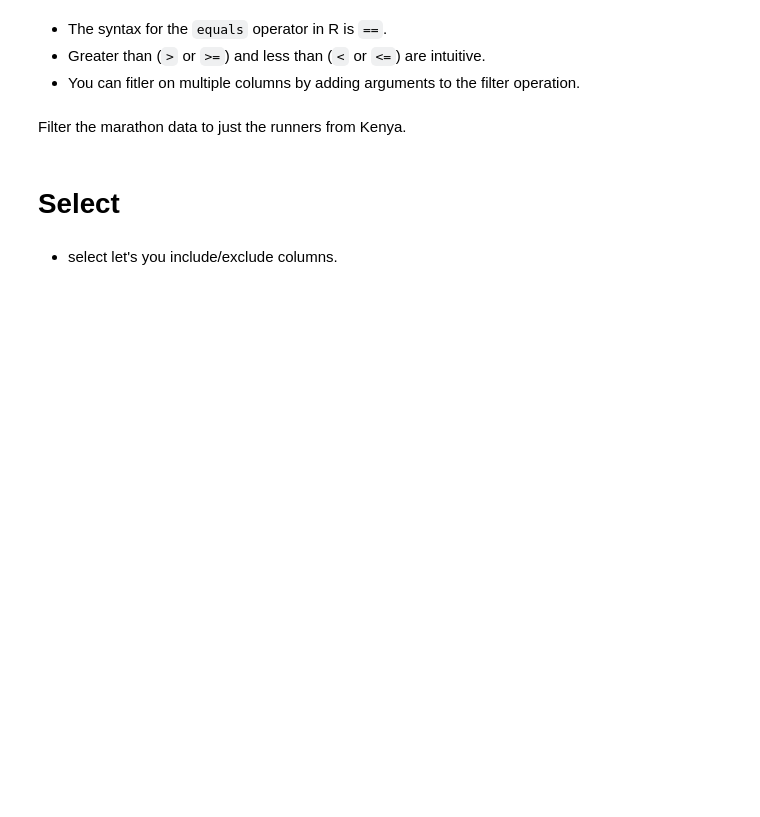
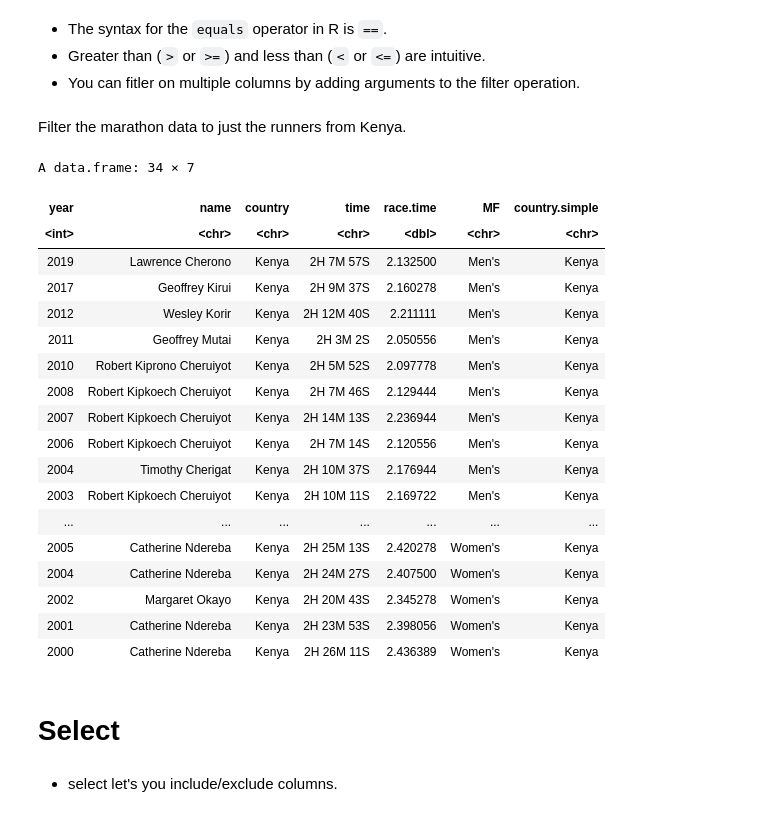
Before and after one commit to mbhatip/BIOS512-1, a Jupyter notebook: in-class-exercises/08/08_dplyr_practice.ipynb, the cells around one changed output. Saved outputs shown, nothing was run; the diff lists cells and outputs as text; code cells hidden in the pictures; blank space fills up the shorter version.

```diff
--- a/in-class-exercises/08/08_dplyr_practice.ipynb
+++ b/in-class-exercises/08/08_dplyr_practice.ipynb
@@ -38,6 +47,29 @@ A data.frame: 6 × 7
 - You can fitler on multiple columns by adding arguments to the filter operation.
 # %% [markdown]
 Filter the marathon data to just the runners from Kenya.
+# %%
+df.marathon %>%
+    filter(country == "Kenya")
+# %% [output]
+A data.frame: 34 × 7
+| year | name | country | time | race.time | MF | country.simple |
+| <int> | <chr> | <chr> | <chr> | <dbl> | <chr> | <chr> |
+| 2019 | Lawrence Cherono | Kenya | 2H 7M 57S | 2.132500 | Men's | Kenya |
+| 2017 | Geoffrey Kirui | Kenya | 2H 9M 37S | 2.160278 | Men's | Kenya |
+| 2012 | Wesley Korir | Kenya | 2H 12M 40S | 2.211111 | Men's | Kenya |
+| 2011 | Geoffrey Mutai | Kenya | 2H 3M 2S | 2.050556 | Men's | Kenya |
+| 2010 | Robert Kiprono Cheruiyot | Kenya | 2H 5M 52S | 2.097778 | Men's | Kenya |
+| 2008 | Robert Kipkoech Cheruiyot | Kenya | 2H 7M 46S | 2.129444 | Men's | Kenya |
+| 2007 | Robert Kipkoech Cheruiyot | Kenya | 2H 14M 13S | 2.236944 | Men's | Kenya |
+| 2006 | Robert Kipkoech Cheruiyot | Kenya | 2H 7M 14S | 2.120556 | Men's | Kenya |
+| 2004 | Timothy Cherigat | Kenya | 2H 10M 37S | 2.176944 | Men's | Kenya |
+| 2003 | Robert Kipkoech Cheruiyot | Kenya | 2H 10M 11S | 2.169722 | Men's | Kenya |
+| ... | ... | ... | ... | ... | ... | ... |
+| 2005 | Catherine Ndereba | Kenya | 2H 25M 13S | 2.420278 | Women's | Kenya |
+| 2004 | Catherine Ndereba | Kenya | 2H 24M 27S | 2.407500 | Women's | Kenya |
+| 2002 | Margaret Okayo | Kenya | 2H 20M 43S | 2.345278 | Women's | Kenya |
+| 2001 | Catherine Ndereba | Kenya | 2H 23M 53S | 2.398056 | Women's | Kenya |
+| 2000 | Catherine Ndereba | Kenya | 2H 26M 11S | 2.436389 | Women's | Kenya |
 # %% [markdown]
 # Select
 # %% [markdown]
```
Also changed, not shown: parts of 10 cells of this notebook, 3 other files.
